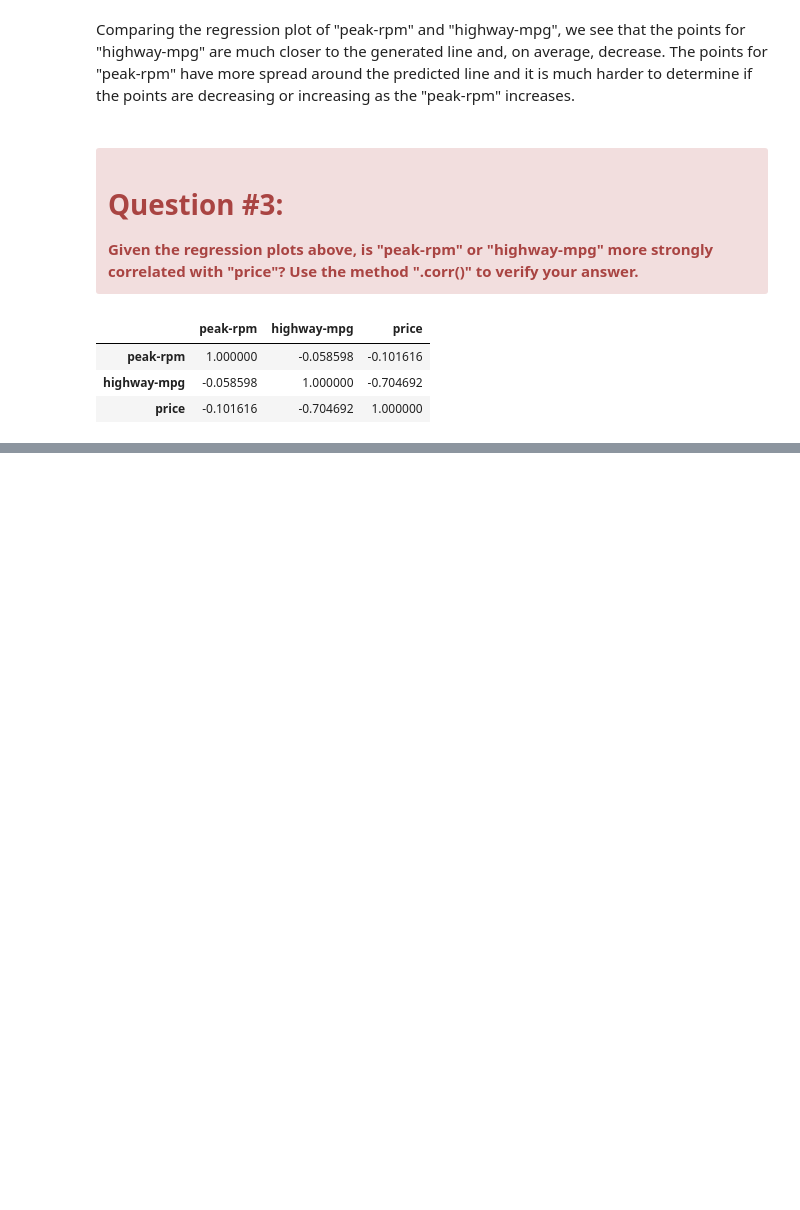
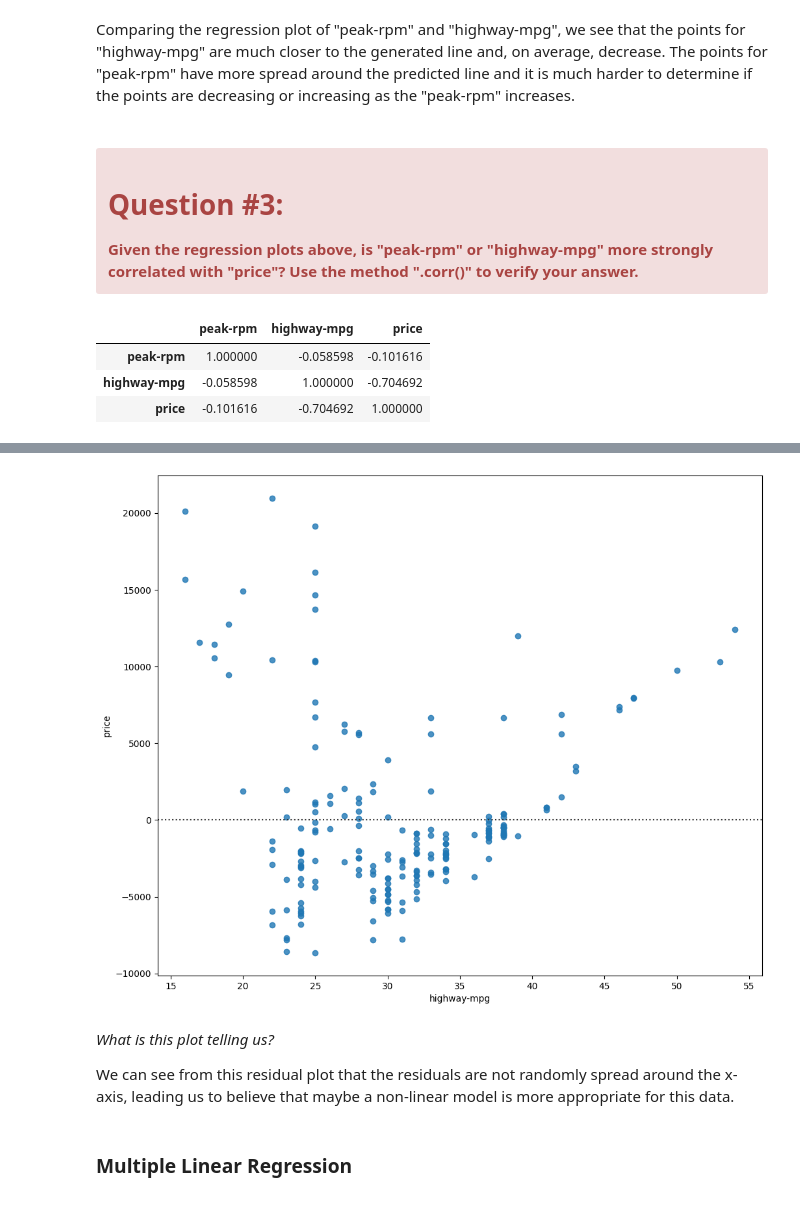
Before and after one commit to admiralexzar/Model-Development-, a Jupyter notebook: Model_Development.ipynb, the cells around one changed output, grey strips where cells are left out. Cells and saved outputs as stored; diff of their text form; code cells hidden in the pictures; blank space fills up the shorter version.

```diff
--- a/Model_Development.ipynb
+++ b/Model_Development.ipynb
@@ -305,0 +326,14 @@ df[["peak-rpm","highway-mpg","price"]].corr()
+# %%
+width = 12
+height = 10
+plt.figure(figsize=(width, height))
+sns.residplot(x=df['highway-mpg'],y=df['price'])
+plt.show()
+# %% [output]
+[figure, added]
+# %% [markdown]
+<i>What is this plot telling us?</i>
+
+<p>We can see from this residual plot that the residuals are not randomly spread around the x-axis, leading us to believe that maybe a non-linear model is more appropriate for this data.</p>
+# %% [markdown]
+**<h3>Multiple Linear Regression</h3>**
```
Also changed, not shown: parts of 99 cells of this notebook.
